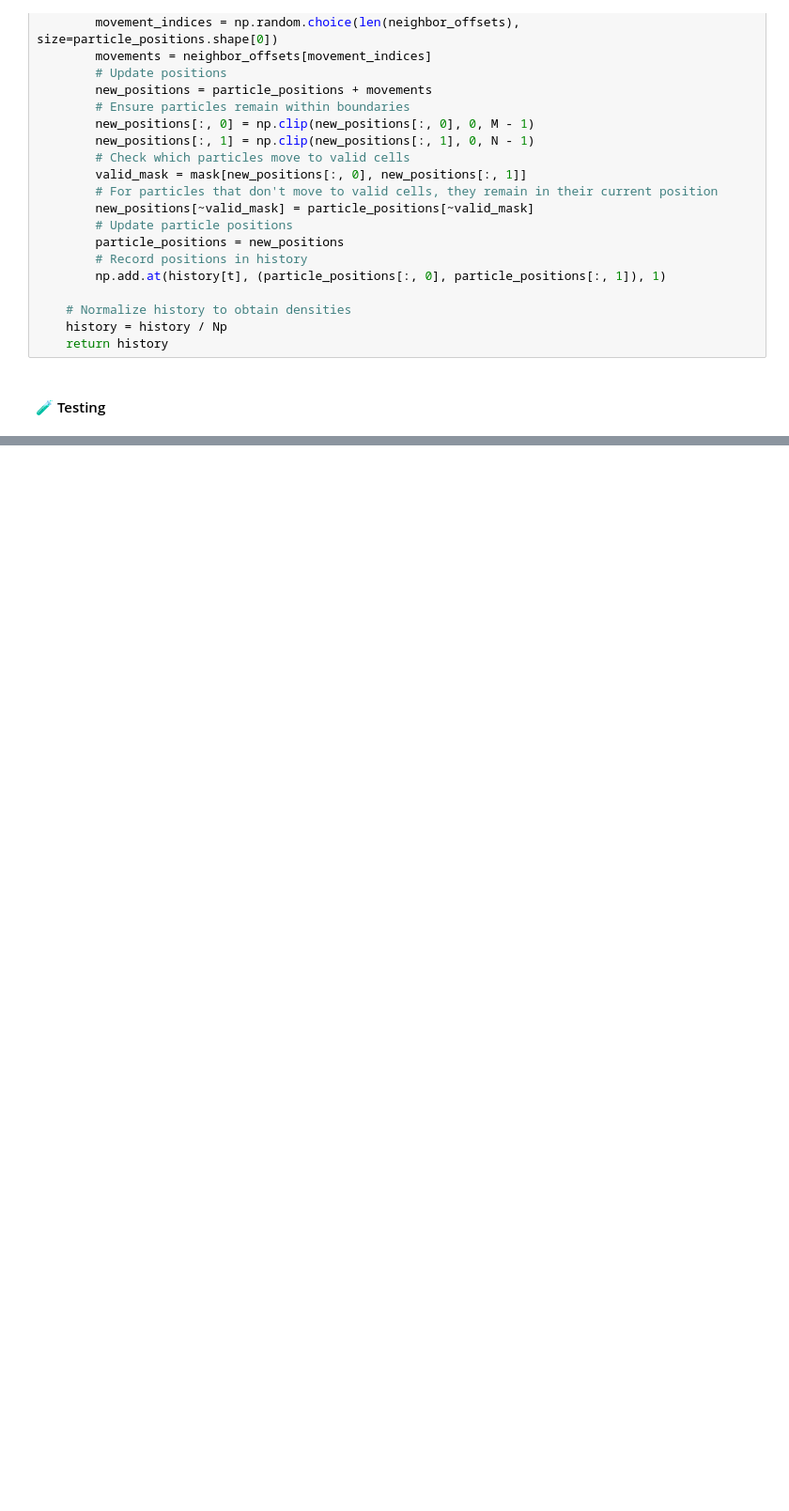
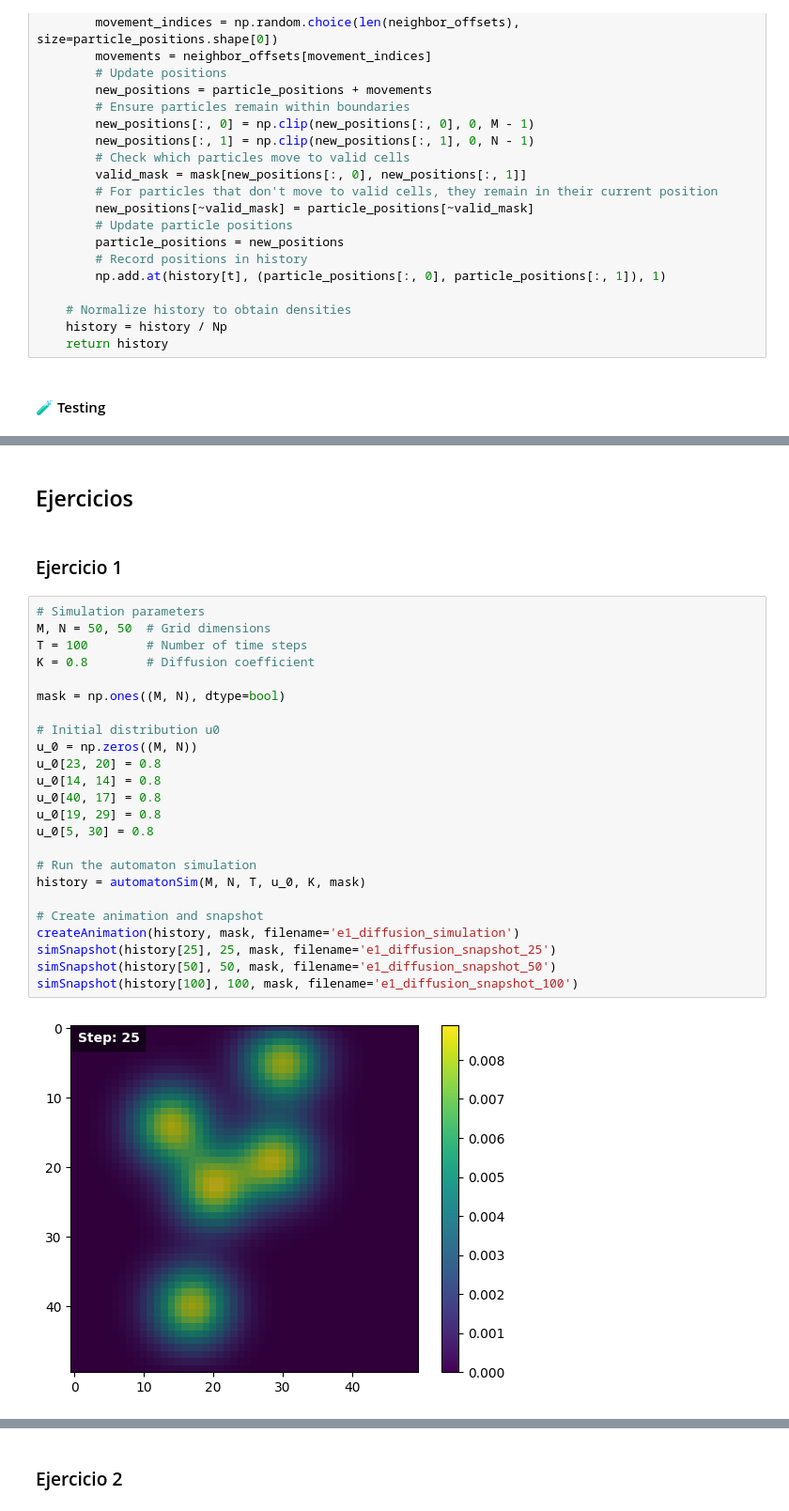
Before and after one commit to UVG-Works-Hub/2d-diffusion-simulation, a Jupyter notebook: diffusion.ipynb, the cells around one changed output, grey strips where cells are left out. Shown: that part at 94% size. Cells and saved outputs as stored; diff of their text form; blank space fills up the shorter version.

```diff
--- a/diffusion.ipynb
+++ b/diffusion.ipynb
@@ -233,0 +224,30 @@ simSnapshot(history_particles[50], 50, mask, filename='diffusion_particle_snapsh
+# %% [markdown]
+## Ejercicios
+# %% [markdown]
+### Ejercicio 1
+# %%
+# Simulation parameters
+M, N = 50, 50  # Grid dimensions
+T = 100        # Number of time steps
+K = 0.8        # Diffusion coefficient
+
+mask = np.ones((M, N), dtype=bool)
+
+# Initial distribution u0
+u_0 = np.zeros((M, N))
+u_0[23, 20] = 0.8
+u_0[14, 14] = 0.8
+u_0[40, 17] = 0.8
+u_0[19, 29] = 0.8
+u_0[5, 30] = 0.8
+
+# Run the automaton simulation
+history = automatonSim(M, N, T, u_0, K, mask)
+
+# Create animation and snapshot
+createAnimation(history, mask, filename='e1_diffusion_simulation')
+simSnapshot(history[25], 25, mask, filename='e1_diffusion_snapshot_25')
+simSnapshot(history[50], 50, mask, filename='e1_diffusion_snapshot_50')
+simSnapshot(history[100], 100, mask, filename='e1_diffusion_snapshot_100')
+# %% [output]
+[figure, added]
@@ -233,0 +256,2 @@ simSnapshot(history_particles[50], 50, mask, filename='diffusion_particle_snapsh
+# %% [markdown]
+### Ejercicio 2
```
Also changed, not shown: parts of 8 cells of this notebook, 4 other files.
